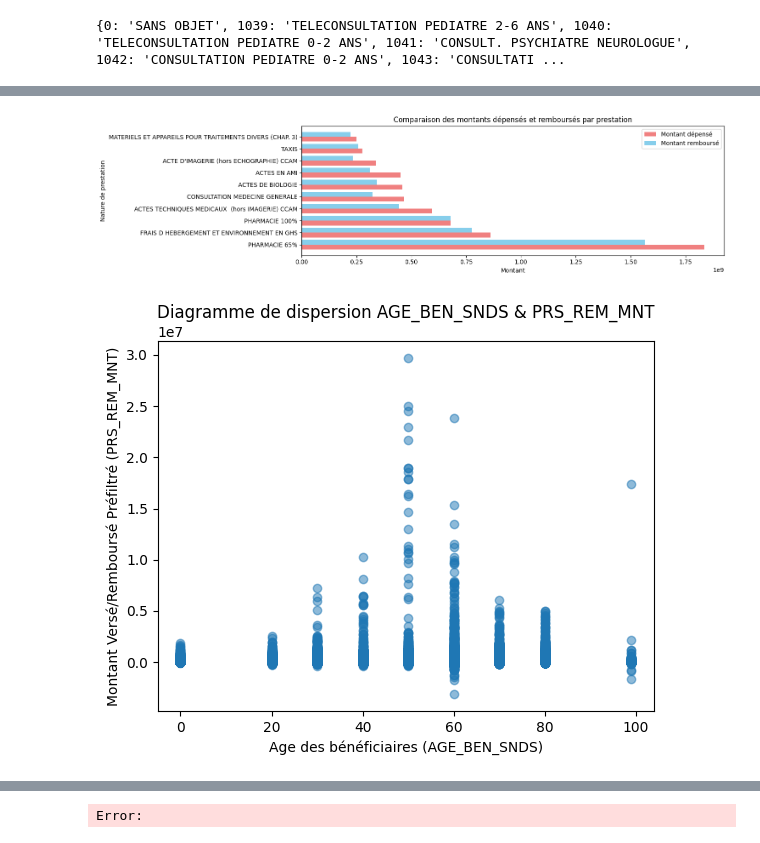
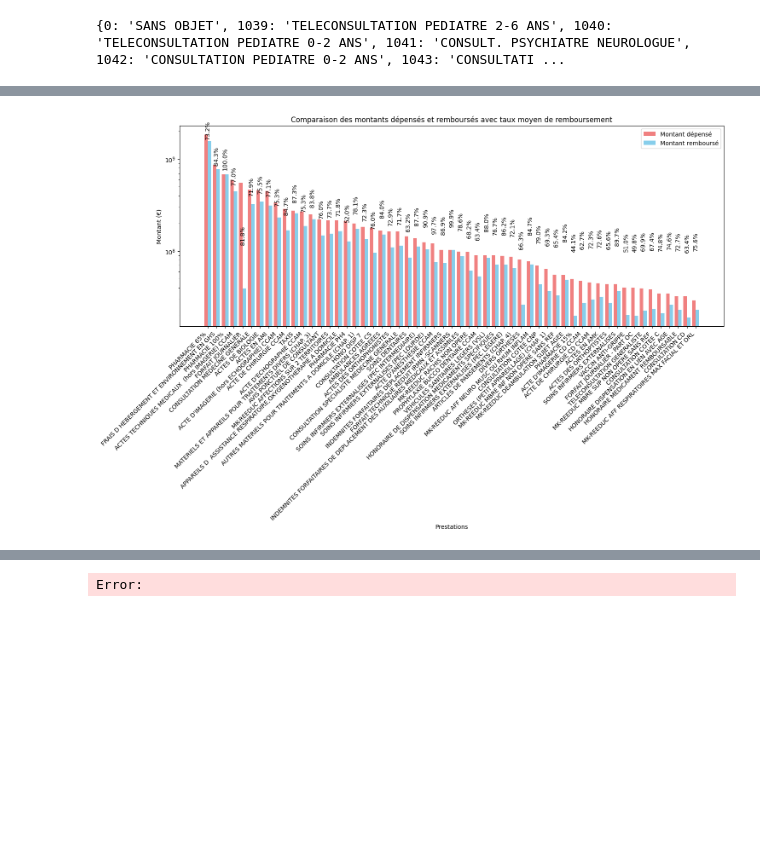
Before and after one commit to Gustiyn/Analyse-des-donn-es-de-la-CPAM, a Jupyter notebook: open_damir.ipynb, the cells around one changed output, grey strips where cells are left out. Cells and saved outputs as stored; diff of their text form; code cells hidden in the pictures; blank space fills up the shorter version.

```diff
--- a/open_damir.ipynb
+++ b/open_damir.ipynb
@@ -26,7 +29,7 @@ from scipy.stats import norm
 gzip_path = 'H:\\DATA\\Datafiles\\Projets\\CPAM_Data\\A202412.csv.gz'
 
 # Importation des données et du fichier descriptif des variables
-data = pd.read_csv(gzip_path, sep=';', compression='gzip')
+open_damir_data = pd.read_csv(gzip_path, sep=';', compression='gzip')
 
 fichier_excel = "2024_descriptif-variables_open-damir-base-complete.xlsx"
 nom_feuille = "MOD OPEN DAMIR"
@@ -73,10 +78,10 @@ print(prsnat_dict)
 # PRS_REM_MNT : Montant versé/remboursé par l'Assurance Maladie,
 # PRS_NAT : Nature de la prestation
 
-ndata = data[['AGE_BEN_SNDS', 'BEN_SEX_COD', 'PRS_ACT_QTE', 'PRS_PAI_MNT', 'PRS_REM_MNT', 'PRS_NAT']].copy()
-ndata.loc[:, 'PRS_NAT_DESC'] = ndata['PRS_NAT'].map(prsnat_dict)
-ndata['DIFF']= ndata['PRS_PAI_MNT'] - abs(ndata['PRS_REM_MNT'])
+presta_data = open_damir_data[['AGE_BEN_SNDS', 'BEN_SEX_COD', 'PRS_ACT_QTE', 'PRS_PAI_MNT', 'PRS_REM_MNT', 'PRS_REM_BSE', 'PRS_REM_TAU', 'PRS_NAT']].copy()
+presta_data.loc[:, 'PRS_NAT_DESC'] = presta_data['PRS_NAT'].map(prsnat_dict)
+presta_data['DIFF']= presta_data['PRS_PAI_MNT'] - abs(presta_data['PRS_REM_MNT'])
 
-df = pd.DataFrame(ndata)
-df.head()
+presta_df = pd.DataFrame(presta_data)
+presta_df.head()
 # %% [output]
@@ -160,0 +334,3 @@ plt.show()
+# %%
+top100_agg_data_presta_rem_taux = pd.merge(top100_agg_data_presta_merged, top_agg_data_presta_rem_taux, on='PRS_NAT_DESC')
+top100_agg_data_presta_rem_taux.sort_values('PRS_NAT_DESC', inplace=True)
@@ -161,42 +357,35 @@ plt.show()
 # %%
-# Fusionner les deux DataFrames pour avoir les mêmes catégories
-merged_data = pd.merge(
-    top_prs_pai[['PRS_NAT_DESC', 'PRS_PAI_MNT']].rename(columns={'PRS_PAI_MNT': 'Montant dépensé'}),
-    top_prs_rem[['PRS_NAT_DESC', 'PRS_REM_MNT']].rename(columns={'PRS_REM_MNT': 'Montant remboursé'}),
-    on='PRS_NAT_DESC',
-    how='inner'
-).sort_values(by='Montant dépensé', ascending=False)
+# Trier les données par montant dépensé de façon croissante
+top100_agg_data_presta_rem_taux_sorted = top100_agg_data_presta_rem_taux.sort_values(by='PRS_PAI_MNT', ascending=False)
 
 # Création des positions pour les barres
-x = np.arange(len(merged_data['PRS_NAT_DESC']))
+x = np.arange(len(top100_agg_data_presta_rem_taux_sorted['PRS_NAT_DESC']))
 width = 0.4
 
 # Tracer les barres
-plt.figure(figsize=(15, 4))
-plt.barh(x - width/2, merged_data['Montant dépensé'], height=width, label='Montant dépensé', color='lightcoral')
-plt.barh(x + width/2, merged_data['Montant remboursé'], height=width, label='Montant remboursé', color='skyblue')
+plt.figure(figsize=(15, 10))
+plt.bar(x - width/2, top100_agg_data_presta_rem_taux_sorted['PRS_PAI_MNT'], width=width, label='Montant dépensé', color='lightcoral')
+plt.bar(x + width/2, top100_agg_data_presta_rem_taux_sorted['PRS_REM_MNT'], width=width, label='Montant remboursé', color='skyblue')
 
-# Ajouter les labels
-plt.yticks(x, merged_data['PRS_NAT_DESC'])
-plt.xlabel('Montant')
-plt.ylabel('Nature de prestation')
-plt.title('Comparaison des montants dépensés et remboursés par prestation')
+# Ajouter les labels des prestations
+plt.xticks(x, top100_agg_data_presta_rem_taux_sorted['PRS_NAT_DESC'], rotation=45, ha='right')
+
+# Annoter le taux de remboursement sur les barres
+for idx in range(len(x)):
+    taux_remboursement = f"{top100_agg_data_presta_rem_taux_sorted['PRS_REM_TAU'].iloc[idx]:.1f}%"
+    plt.text(x[idx],
+             top100_agg_data_presta_rem_taux_sorted['PRS_REM_MNT'].iloc[idx] + 0.05 * top100_agg_data_presta_rem_taux_sorted['PRS_REM_MNT'].max(),
+             taux_remboursement,
+             ha='center', va='bottom', color='black', rotation=90)
+
+plt.yscale('log')
+
+# Ajustements et affichage
+plt.xlabel('Prestations')
+plt.ylabel('Montant (€)')
+plt.title('Comparaison des montants dépensés et remboursés avec taux moyen de remboursement')
 plt.legend()
-
-# Ajuster l'affichage
 plt.tight_layout()
 plt.show()
 # %% [output]
-[figure, old version]
+[figure, new version]
-# %%
-# Diagramme de dispersion
-plt.scatter(df['AGE_BEN_SNDS'], df['PRS_REM_MNT'], alpha=0.5)
-
-# Labels et titre
-plt.xlabel('Age des bénéficiaires (AGE_BEN_SNDS)')
-plt.ylabel('Montant Versé/Remboursé Préfiltré (PRS_REM_MNT)')
-plt.title('Diagramme de dispersion AGE_BEN_SNDS & PRS_REM_MNT')
-
-plt.show()
-# %% [output]
-[figure, removed]
```
Also changed, not shown: parts of 38 cells of this notebook, 2 other files.
